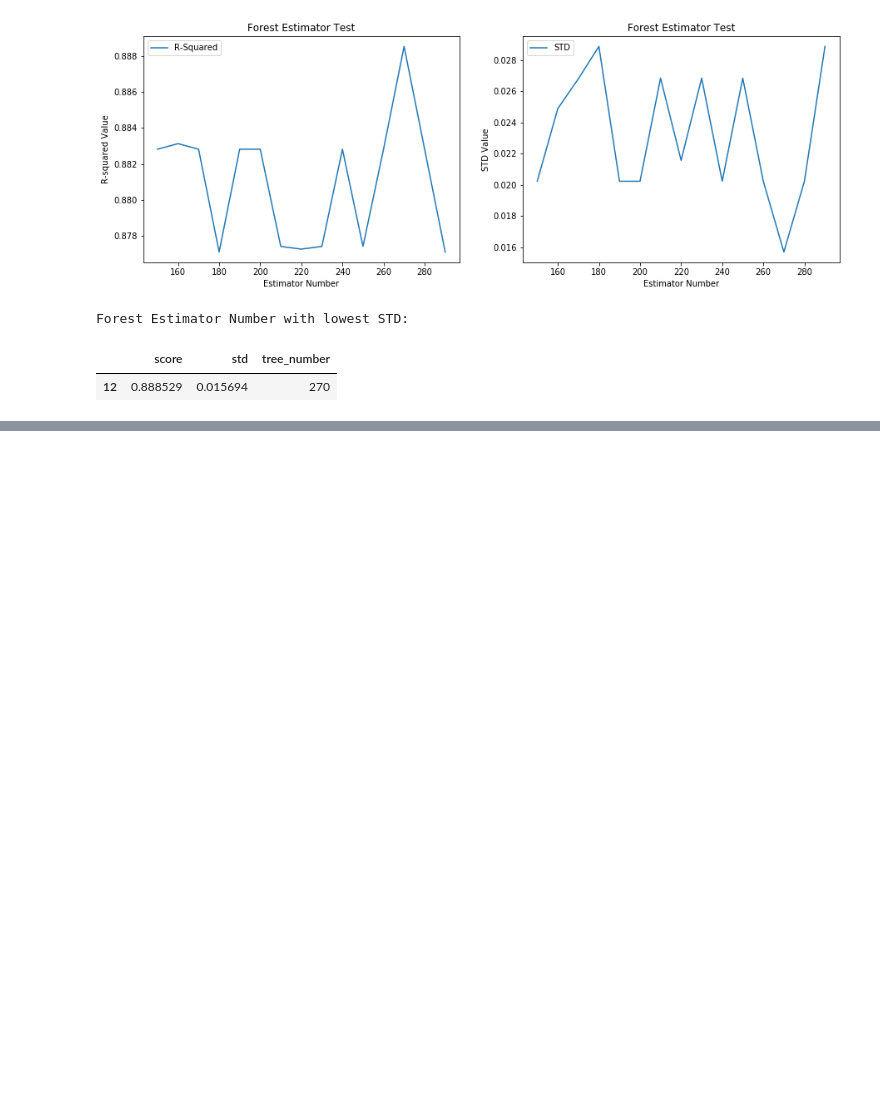
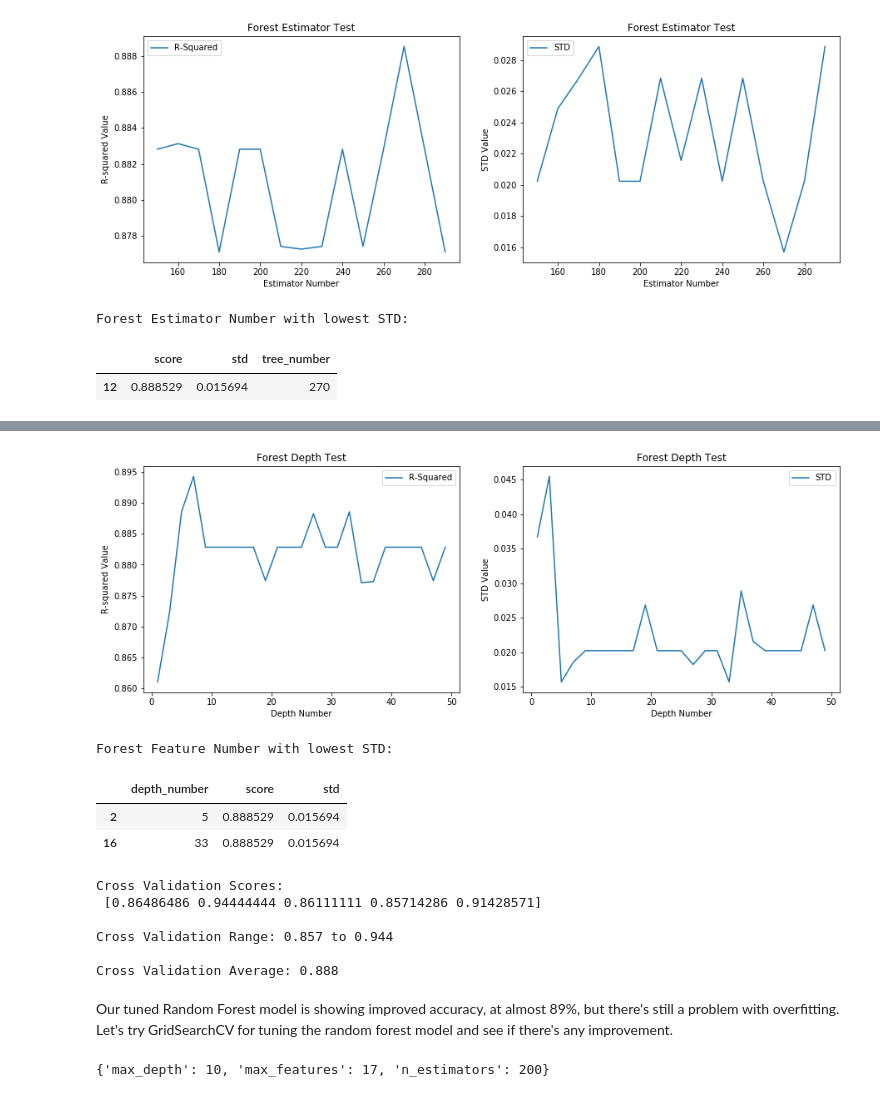
Before and after one commit to mbeckmanssf/Thinkful, a Jupyter notebook: Unit-3/Capstone-Countries.ipynb, the cells around one changed output, grey strips where cells are left out. Saved outputs shown, nothing was run; the diff lists cells and outputs as text; code cells hidden in the pictures; blank space fills up the shorter version.

Commit message:
correcting classification model testing

```diff
--- a/Unit-3/Capstone-Countries.ipynb
+++ b/Unit-3/Capstone-Countries.ipynb
@@ -771,0 +800,46 @@ forest_results.loc[forest_results['std'] == forest_results['std'].min()]
+# %%
+#Test max_depth
+
+forest_results = pd.DataFrame()
+
+def forest_depth_fit(depth):
+    rfc = ensemble.RandomForestClassifier(
+        n_estimators=270, max_features=4, max_depth=depth
+    )
+    forest_score = cross_val_score(rfc, X_class, Y_class, cv=5)
+
+    data = pd.DataFrame({"depth_number": [depth], "score": [forest_score.mean()], "std": [forest_score.std()]})
+    return data
+
+appended_data = []
+test_range = np.arange(1, 50, 2)
+for i in test_range:
+    result = forest_depth_fit(i)
+    appended_data.append(result)
+forest_results = pd.concat(appended_data, ignore_index=True)
+
+plt.figure(figsize=(15, 5))
+plt.subplot(1, 2, 1)
+plt.plot(forest_results['depth_number'], forest_results['score'], label="R-Squared")
+plt.xlabel('Depth Number')
+plt.ylabel('R-squared Value')
+plt.legend(loc='best')
+plt.title('Forest Depth Test')
+
+plt.subplot(1, 2, 2)
+plt.plot(forest_results['depth_number'], forest_results['std'], label="STD")
+plt.xlabel('Depth Number')
+plt.ylabel('STD Value')
+plt.legend(loc='best')
+plt.title('Forest Depth Test')
+
+plt.show()
+
+print('Forest Feature Number with lowest STD:')
+forest_results.loc[forest_results['std'] == forest_results['std'].min()]
+# %% [output]
+[figure, added]
+Forest Feature Number with lowest STD:
+|  | depth_number | score | std |
+| 2 | 5 | 0.888529 | 0.015694 |
+| 16 | 33 | 0.888529 | 0.015694 |
@@ -771,0 +848,11 @@ forest_results.loc[forest_results['std'] == forest_results['std'].min()]
+# %%
+class_model_results(rfc)
+# %% [output]
+Cross Validation Scores:
+ [0.86486486 0.94444444 0.86111111 0.85714286 0.91428571]
+
+Cross Validation Range: 0.857 to 0.944
+
+Cross Validation Average: 0.888
+# %% [markdown]
+Our tuned Random Forest model is showing improved accuracy, at almost 89%, but there's still a problem with overfitting.  Let's try GridSearchCV for tuning the random forest model and see if there's any improvement.
@@ -771,0 +865,5 @@ forest_results.loc[forest_results['std'] == forest_results['std'].min()]
+# %%
+rfc_cv.fit(X_class, Y_class)
+rfc_cv.best_params_
+# %% [output]
+{'max_depth': 10, 'max_features': 17, 'n_estimators': 200}
```
Also changed, not shown: parts of 15 cells of this notebook.
